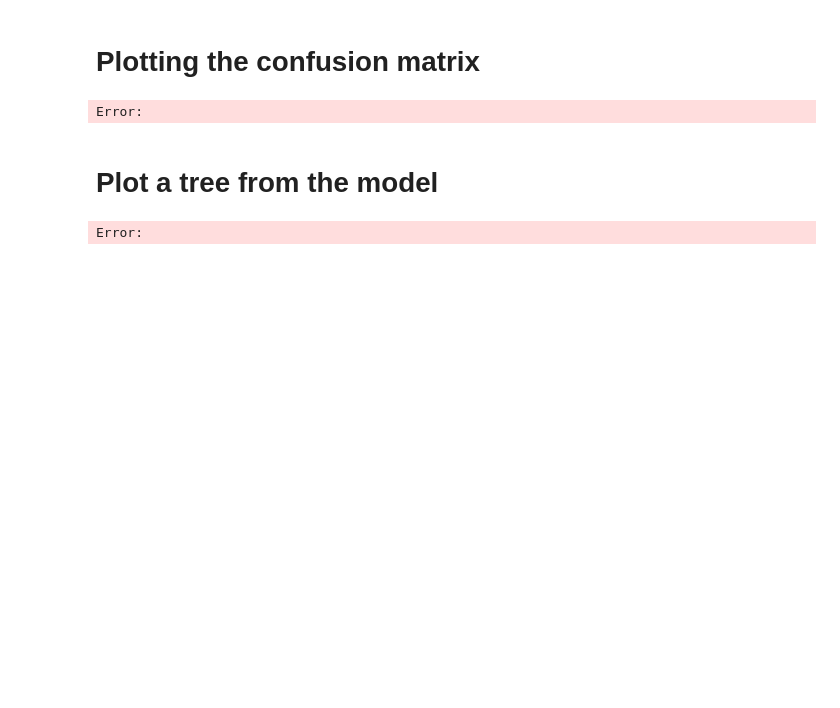
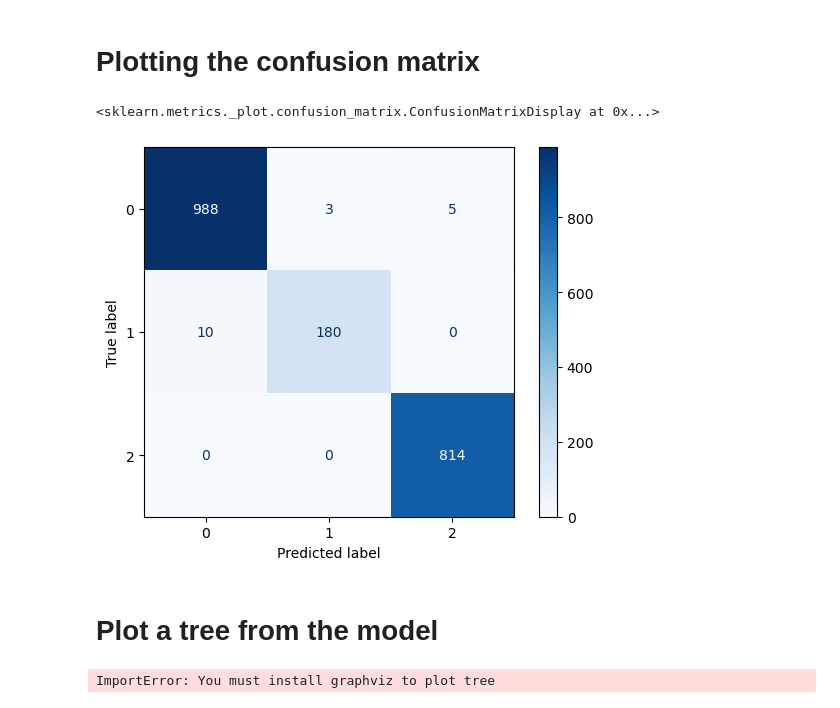
Before and after one commit to ennyli/Lab-5, a Jupyter notebook: src/lab-5.ipynb, the cells around one changed output. Cells and saved outputs as stored; diff of their text form; code cells hidden in the pictures; blank space fills up the shorter version.

```diff
--- a/src/lab-5.ipynb
+++ b/src/lab-5.ipynb
@@ -121,3 +166,6 @@ Error:
+# %%
+# Predicting on the test set with the model
+y_pred = model.predict(X_test)
 # %% [markdown]
 # Using cross-validation to get an accurate score
 # %%
@@ -152,25 +196,24 @@ Error:
 # %%
 # A confusion matrix is a table that is often used to describe the performance of a classification model (or "classifier")
 # on a set of test data for which the true values are known. The confusion matrix itself is relatively simple to understand,
 # but the related terminology can be confusing. The confusion matrix shows the ways in which your classification model is confused
 # when it makes predictions. It gives you insight not only into the errors being made by your classifier but more importantly
 # the types of errors that are being made.
 
 # Get the confusion matrix from sklearn.metric.confusion_metric and plot it with ConfusionMatrixDisplay
 # Make sure to include display_labels with the class names (HINT: model.classes_) to make the plot more readable
 
-
-
-cm = ?(?, ?)
-disp = ?(?=?, ?=?)
-
-disp.?(cmap='Blues')
+cm = confusion_matrix(y_test, y_pred)
+disp = ConfusionMatrixDisplay(confusion_matrix=cm, display_labels=model.classes_)
+disp.plot(cmap='Blues')
 # %% [output]
-Error:
+<sklearn.metrics._plot.confusion_matrix.ConfusionMatrixDisplay at 0x...>
+[figure, added]
 # %% [markdown]
 # Plot a tree from the model
 # %%
 # XGBoost is a tree based ensemble model, it is always a good idea to visualize the tree to see how the model is making the predictions.
 # Use xgb.to_graphviz to visualize the tree and save it as a png file.
+xgb.to_graphviz(model, num_trees=0)
 # %% [output]
-Error:
+ImportError: You must install graphviz to plot tree
```
Also changed, not shown: parts of 17 cells of this notebook.
